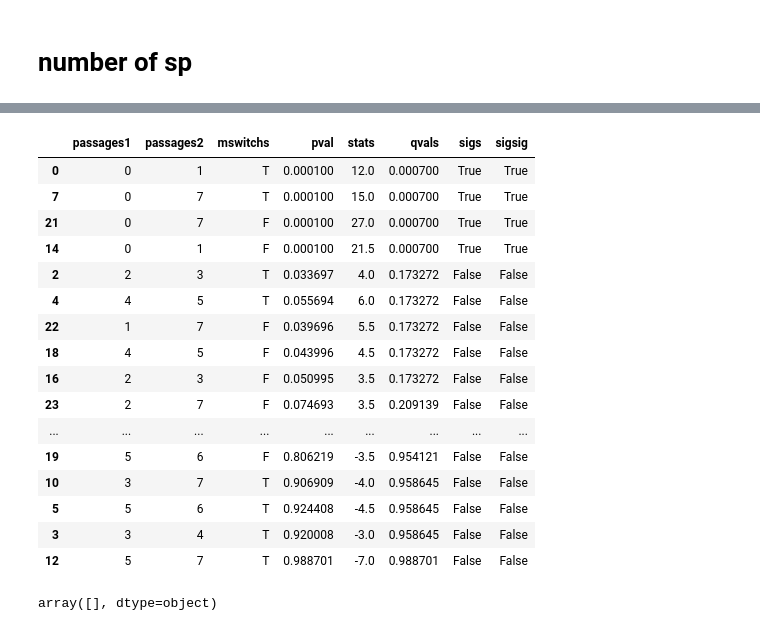
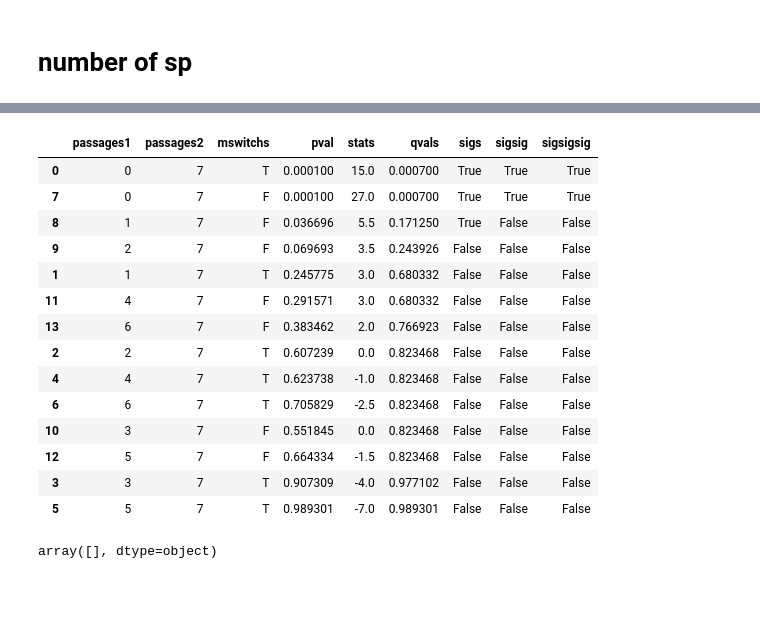
Before and after one commit to sophiejwalton/coalescence-pilot-mgx, a Jupyter notebook: workflow/analysis/coalescence_JSD_fig2.ipynb, the cells around one changed output, grey strips where cells are left out. Saved outputs shown, nothing was run; the diff lists cells and outputs as text; code cells hidden in the pictures; blank space fills up the shorter version.

```diff
--- a/workflow/analysis/coalescence_JSD_fig2.ipynb
+++ b/workflow/analysis/coalescence_JSD_fig2.ipynb
@@ -531,6 +571,23 @@ df.sort_values(by='qvals')
 df_abun = pd.read_csv('e003_coalescence_metadata_round4_abundances.csv')
 df_abun['AC']=df_abun['parent_subjects'].transform(lambda x: 'AC' in x)
 df_abun=df_abun.loc[~df_abun['AC'],:]
+df_abun_get_alpha = df_abun.loc[df_abun['relative_abundance']>=1e-3,:]#.drop(columns='Unnamed:0')
+df_abun_get_alpha['counts']=1
+df_abun_get_alpha = df_abun_get_alpha.groupby(['sample','mesocosm','passage','inoculumn_sample','type_mesocosm']).sum(numeric_only=True).reset_index()
+df_abun_get_alpha['subjects'] = df_abun_get_alpha['type_mesocosm'].transform(lambda x: '-'.join(x.split('-')[:2]))
+df_abun_get_alpha['env'] = df_abun_get_alpha['type_mesocosm'].transform(lambda x: '-'.join(x.split('-')[2:]))
+bad_samples = df_abun_get_alpha.loc[df_abun_get_alpha['counts']<20,:]
+bad_samples
+df_abund = df_abun.loc[~df_abun['sample'].isin(bad_samples),:]
+df_abun.columns.values
+
+#.loc[df_coal['mesocosm']=='A4-AA-AE-mBHI-mGAM',:]
+df_abun.loc[df_abun['mesocosm']=='A4-AA-AE-mBHI-mGAM','inoculumn_sample'] = 'A4-e003Coalescence-mBHI-inoculumn-redo'
+df_abun.loc[df_abun['mesocosm']=='C5-AE-AF-mBHI-mGAM','inoculumn_sample'] = 'C5-e003Coalescence-mBHI-inoculumn-redo'
+df_abun.loc[df_abun['mesocosm']=='D8-AA-AF-mGAM-mGAM','inoculumn_sample'] = 'D2-e003Coalescence-Inoculumn-mGAM'
+df_abun.loc[df_abun['mesocosm']=='A10-AA-AE-mGAM-mGAM','inoculumn_sample']='A4-e003Coalescence-Inoculumn-mGAM'
+df_abun.loc[df_abun['mesocosm']=='H8-AA-AF-mGAM-mGAM','inoculumn_sample']='D2-e003Coalescence-Inoculumn-mGAM'
+#df_coal.to_csv('e003_coalescence_metadata_round4_good.csv')
 # %%
 
 sample1s = []
@@ -539,6 +596,7 @@ mesocosm = []
 JSDs = []
 for type_meso in df_abun['mesocosm'].unique():
     df_abun_type_meso = df_abun.loc[df_abun['mesocosm'] == type_meso,:]
+    in_sample = df_abun_type_meso['inoculumn_sample'].values[0]
     good_samples = list(df_abun_type_meso['sample'].unique()) + [in_sample]
 
 
@@ -620,8 +679,8 @@ p1p2s=[]
 pvalues = []
 stats = []
 for p1p2 in df_pairwise_JSD_good['passage1-passage2'].unique():
-    if p1p2[0]=='0':
-        continue
+ #   if p1p2[0]=='0':
+  #      continue
 
     p1p2_df =  df_pairwise_JSD_good.loc[df_pairwise_JSD_good['passage1-passage2']==p1p2,:]
     x=p1p2_df.loc[p1p2_df['mswitch']=='T','JSD'].values
@@ -656,7 +774,10 @@ midpassages = []
 mswitchs=[]
 pvalues = []
 stats = []
-for p1p2 in [('0-1','1-2'),('1-2','2-3'),('2-3','3-4'),('3-4','4-5'),('4-5','5-6'),('5-6','6-7'),('0-1','6-7')]:
+ #[('0-1','1-2'),('1-2','2-3'),('2-3','3-4'),('3-4','4-5'),('4-5','5-6'),('5-6','6-7'),('0-1','6-7')]
+df_pairwise_JSD_good = df_pairwise_JSD_only_double#.loc[df_pairwise_JSD_only_double['passage1-passage2'].isin(['0-1','1-2','2-3','3-4','4-5','5-6','6-7']),:]
+df_pairwise_JSD_good=df_pairwise_JSD_good.loc[~df_pairwise_JSD_good['JSD'].isna(),:]
+for p1p2 in [('0-1','1-2'),('1-2','2-3'),('2-3','3-4'),('3-4','4-5'),('4-5','5-6'),('5-6','6-7'),('6-7','0-1')]:
     p1p21,p1p22= p1p2
     midpassage = p1p21[-1]
     if p1p2 == ('0-1','6-7'):
@@ -665,14 +786,14 @@ for p1p2 in [('0-1','1-2'),('1-2','2-3'),('2-3','3-4'),('3-4','4-5'),('4-5','5-6
 
 
     for i in ['T','F']:
-        midpassages.append(midpassage)
+        midpassages.append(p1p21[0])
         mswitchs.append(i)
 
         p1p2_df =  df_pairwise_JSD_good.loc[df_pairwise_JSD_good['mswitch']==i,:]
         if p1p21 == '0-1':
             p1p2_df =  df_pairwise_JSD_good.loc[df_pairwise_JSD_good['mswitch']=='F',:]
-        x=p1p2_df.loc[p1p2_df['passage1-passage2']==p1p21,'JSD'].values
-        y=p1p2_df.loc[p1p2_df['passage1-passage2']==p1p22,'JSD'].values
+        x=p1p2_df.loc[p1p2_df['passage1-passage2']==f'{p1p21[0]}-7','JSD'].values
+        y=p1p2_df.loc[p1p2_df['passage1-passage2']=='6-7','JSD'].values
         print(p1p21,p1p22)
 
         res = permutation_test((x,y),statistic, vectorized=True,permutation_type='independent',
@@ -682,7 +803,7 @@ for p1p2 in [('0-1','1-2'),('1-2','2-3'),('2-3','3-4'),('3-4','4-5'),('4-5','5-6
 qvals = false_discovery_control(pvalues)
 df = pd.DataFrame({'midpassages':midpassages, 'mswitchs':mswitchs,
                    'pval':pvalues ,'stats':stats,'qvals':qvals})
-df.sort_values(by='qvals')
+df.sort_values(by='midpassages')
 # %% [output]
 0-1 1-2
 0-1 1-2
@@ -975,53 +1169,52 @@ def statistic(x, y, axis):
 
 from scipy.stats import permutation_test
 passages1 = []
 passages2=[]
 mswitchs = []
 pvalues = []
 stats = []
 
 for mswitch in ['T','F']:
     df_mswitch = df_abun_get_alpha_only_double.loc[(df_abun_get_alpha_only_double['mswitch']==mswitch)+\
         (df_abun_get_alpha_only_double['passage']==0),:]
 
-    for passage_pair in [(0,1),(1,2),(2,3),(3,4),(4,5),(5,6),(6,7),(0,7),
+    for passage_pair in [(0,7),
                         (1,7),(2,7),(3,7),(4,7),(5,7),(6,7)]:
         p1,p2 = passage_pair
         mswitchs.append(mswitch)
         passages1.append(p1)
         passages2.append(p2)
         x=df_mswitch.loc[df_mswitch['passage']==p1,'counts'].values
         y=df_mswitch.loc[df_mswitch['passage']==p2,'counts'].values
         res = permutation_test((x,y),statistic, vectorized=True,permutation_type='independent',
                            n_resamples=10000, alternative='greater')
         pvalues.append(res.pvalue)
         stats.append(res.statistic)
 qvals = false_discovery_control(pvalues)
 df = pd.DataFrame({'passages1':passages1, 'passages2':passages2,
                    'mswitchs':mswitchs,
                    'pval':pvalues,'stats':stats,'qvals':qvals})
 df.sort_values(by='qvals')
-df['sigs']=df['qvals']<.05
-df['sigsig']=df['qvals']<.001
+df['sigs']=df['pval']<.05
+df['sigsig']=df['pval']<.01
+df['sigsigsig']=df['pval']<.001
 df.sort_values(by='qvals')
 # %% [output]
-|  | passages1 | passages2 | mswitchs | pval | stats | qvals | sigs | sigsig |
-| 0 | 0 | 1 | T | 0.000100 | 12.0 | 0.000700 | True | True |
-| 7 | 0 | 7 | T | 0.000100 | 15.0 | 0.000700 | True | True |
-| 21 | 0 | 7 | F | 0.000100 | 27.0 | 0.000700 | True | True |
-| 14 | 0 | 1 | F | 0.000100 | 21.5 | 0.000700 | True | True |
-| 2 | 2 | 3 | T | 0.033697 | 4.0 | 0.173272 | False | False |
-| 4 | 4 | 5 | T | 0.055694 | 6.0 | 0.173272 | False | False |
-| 22 | 1 | 7 | F | 0.039696 | 5.5 | 0.173272 | False | False |
-| 18 | 4 | 5 | F | 0.043996 | 4.5 | 0.173272 | False | False |
-| 16 | 2 | 3 | F | 0.050995 | 3.5 | 0.173272 | False | False |
-| 23 | 2 | 7 | F | 0.074693 | 3.5 | 0.209139 | False | False |
-| ... | ... | ... | ... | ... | ... | ... | ... | ... |
-| 19 | 5 | 6 | F | 0.806219 | -3.5 | 0.954121 | False | False |
-| 10 | 3 | 7 | T | 0.906909 | -4.0 | 0.958645 | False | False |
-| 5 | 5 | 6 | T | 0.924408 | -4.5 | 0.958645 | False | False |
-| 3 | 3 | 4 | T | 0.920008 | -3.0 | 0.958645 | False | False |
-| 12 | 5 | 7 | T | 0.988701 | -7.0 | 0.988701 | False | False |
+|  | passages1 | passages2 | mswitchs | pval | stats | qvals | sigs | sigsig | sigsigsig |
+| 0 | 0 | 7 | T | 0.000100 | 15.0 | 0.000700 | True | True | True |
+| 7 | 0 | 7 | F | 0.000100 | 27.0 | 0.000700 | True | True | True |
+| 8 | 1 | 7 | F | 0.036696 | 5.5 | 0.171250 | True | False | False |
+| 9 | 2 | 7 | F | 0.069693 | 3.5 | 0.243926 | False | False | False |
+| 1 | 1 | 7 | T | 0.245775 | 3.0 | 0.680332 | False | False | False |
+| 11 | 4 | 7 | F | 0.291571 | 3.0 | 0.680332 | False | False | False |
+| 13 | 6 | 7 | F | 0.383462 | 2.0 | 0.766923 | False | False | False |
+| 2 | 2 | 7 | T | 0.607239 | 0.0 | 0.823468 | False | False | False |
+| 4 | 4 | 7 | T | 0.623738 | -1.0 | 0.823468 | False | False | False |
+| 6 | 6 | 7 | T | 0.705829 | -2.5 | 0.823468 | False | False | False |
+| 10 | 3 | 7 | F | 0.551845 | 0.0 | 0.823468 | False | False | False |
+| 12 | 5 | 7 | F | 0.664334 | -1.5 | 0.823468 | False | False | False |
+| 3 | 3 | 7 | T | 0.907309 | -4.0 | 0.977102 | False | False | False |
+| 5 | 5 | 7 | T | 0.989301 | -7.0 | 0.989301 | False | False | False |
 # %%
 df_abun_get_alpha_only_double.loc[df_abun_get_alpha_only_double['counts']<20,'mesocosm'].unique()
 # %% [output]
```
Also changed, not shown: parts of 26 cells of this notebook, 21 other files.
